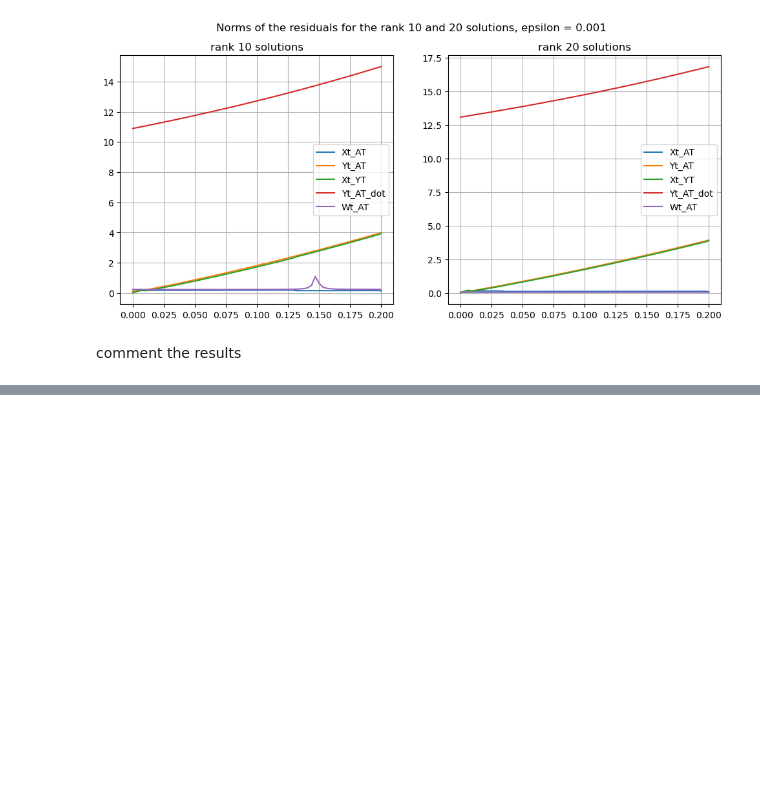
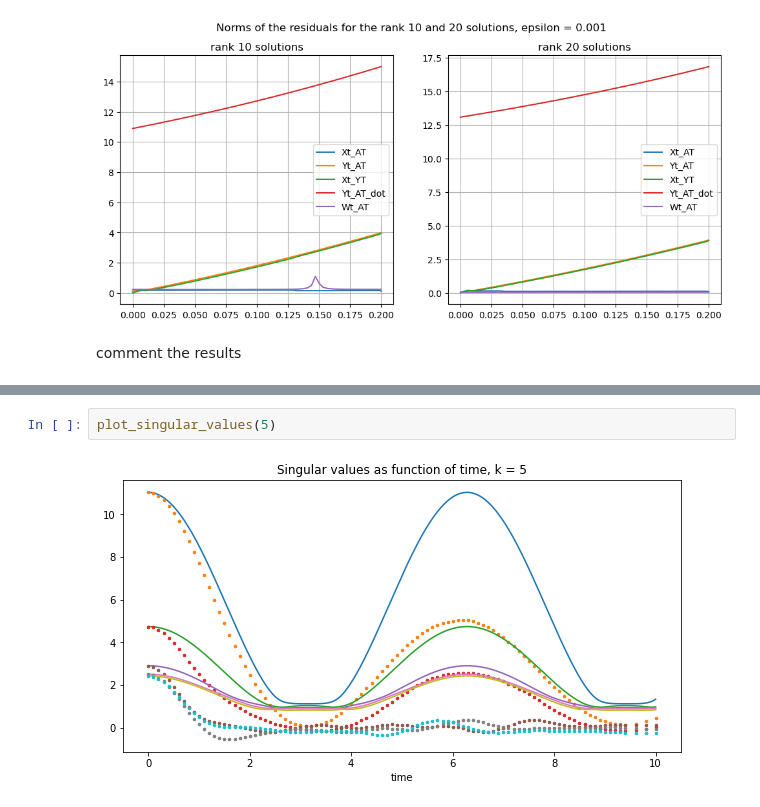
Before and after one commit to albertbayazidi/Dynamic-Low-Rank-Approximations-and-Bidiagonalization, a Jupyter notebook: main.ipynb, the cells around one changed output, grey strips where cells are left out. Drawn from its saved outputs; the diff is of its cells as text; blank space fills up the shorter version.

```diff
--- a/main.ipynb
+++ b/main.ipynb
@@ -182,0 +190,4 @@ comment the results
+# %%
+plot_singular_values(5)
+# %% [output]
+[figure, added]
```
Also changed, not shown: parts of 6 cells of this notebook, 3 other files.
